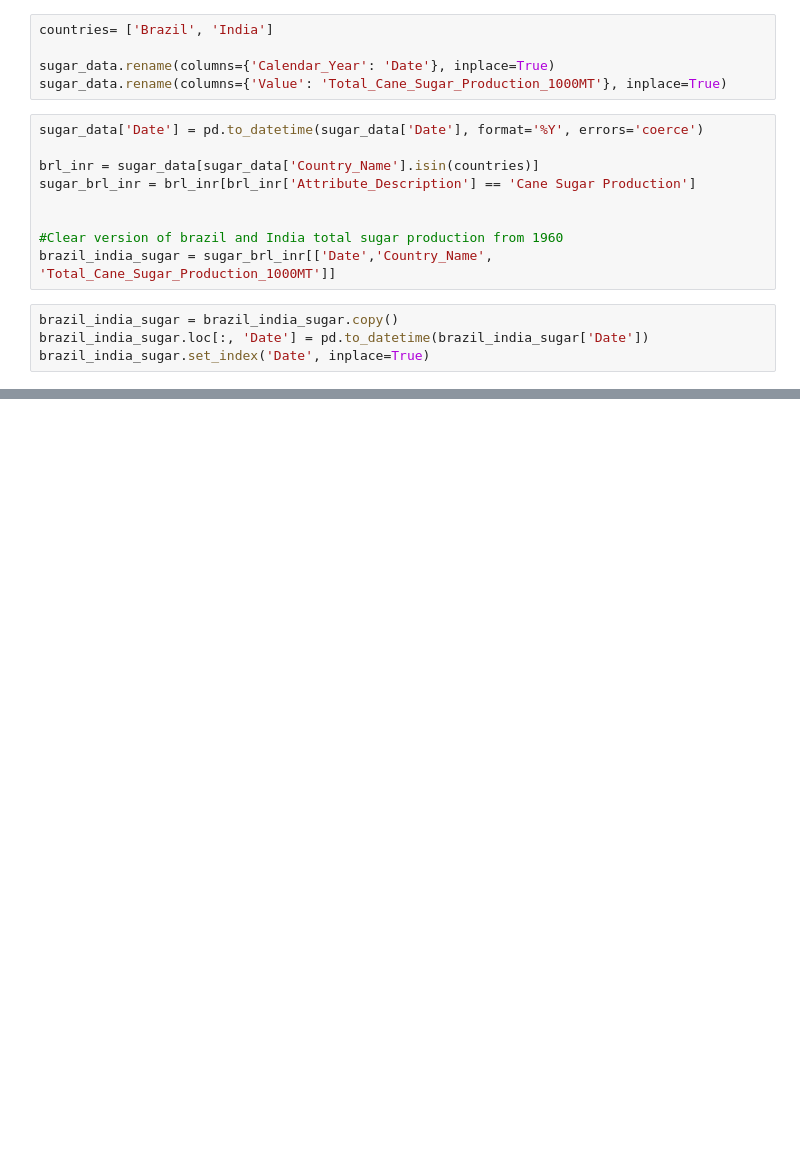
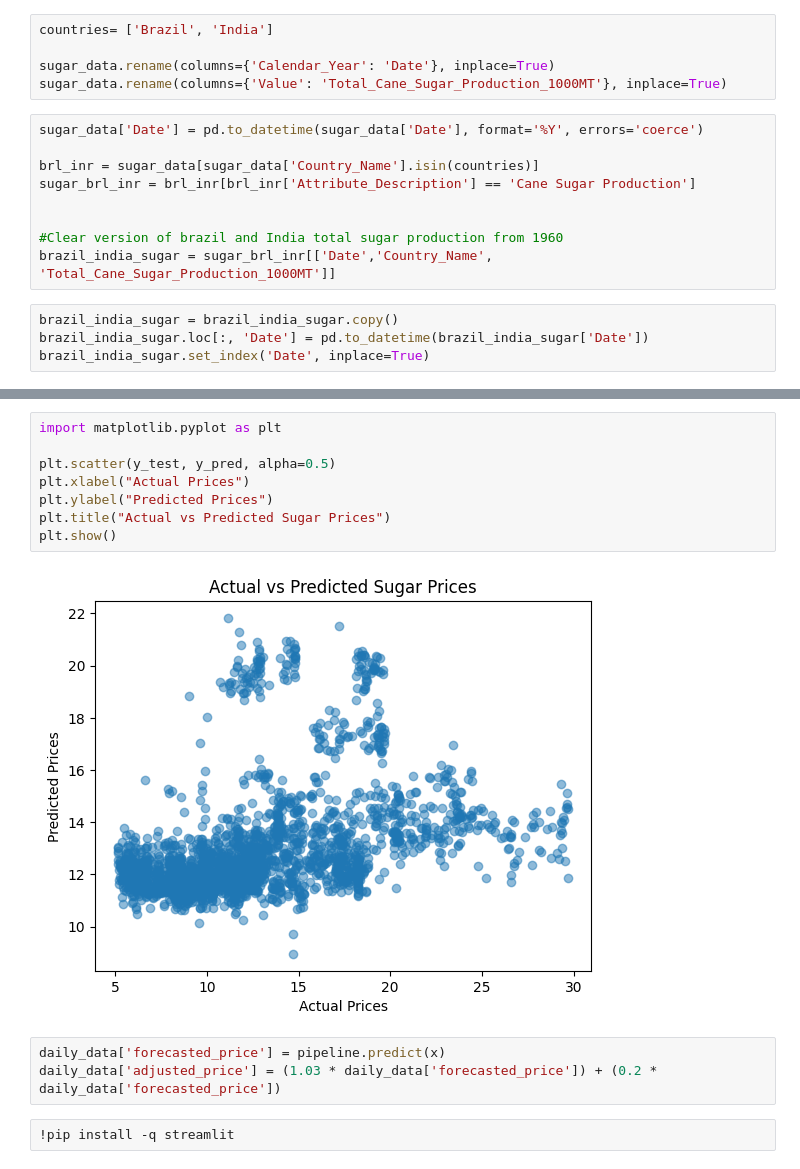
Before and after one commit to FA-96/Sugar-commodities-dashboard, a Jupyter notebook: Commodities project.ipynb, the cells around one changed output, grey strips where cells are left out. Saved outputs shown, nothing was run; the diff lists cells and outputs as text; blank space fills up the shorter version.

```diff
--- a/Commodities project.ipynb
+++ b/Commodities project.ipynb
@@ -140,0 +123,15 @@ y = X_y_aligned['US_cents_per_pound_of_sugar']                 # target
+# %%
+import matplotlib.pyplot as plt
+
+plt.scatter(y_test, y_pred, alpha=0.5)
+plt.xlabel("Actual Prices")
+plt.ylabel("Predicted Prices")
+plt.title("Actual vs Predicted Sugar Prices")
+plt.show()
+# %% [output]
+[figure, added]
+# %%
+daily_data['forecasted_price'] = pipeline.predict(x)
+daily_data['adjusted_price'] = (1.03 * daily_data['forecasted_price']) + (0.2 * daily_data['forecasted_price'])
+# %%
+!pip install -q streamlit
```
Also changed, not shown: parts of 17 cells of this notebook.
